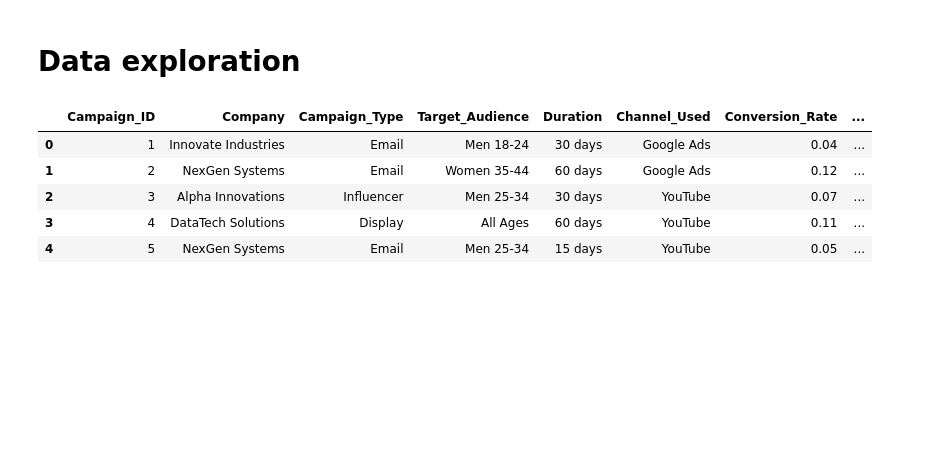
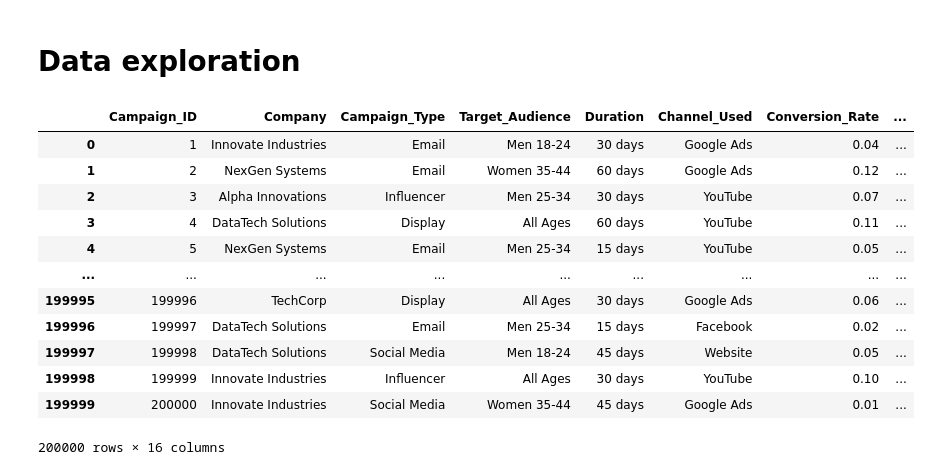
Before and after one commit to nikonlikes/DSSproject, a Jupyter notebook: dataExplor.ipynb, the cells around one changed output. Cells and saved outputs as stored; diff of their text form; code cells hidden in the pictures; blank space fills up the shorter version.

```diff
--- a/dataExplor.ipynb
+++ b/dataExplor.ipynb
@@ -6,11 +9,17 @@ import matplotlib.pyplot as plt
 # %%
 df = pd.read_csv('./data/marketing_campaign_dataset.csv')
-
-df.head()
+df
 # %% [output]
 |  | Campaign_ID | Company | Campaign_Type | Target_Audience | Duration | Channel_Used | Conversion_Rate | ... |
 | 0 | 1 | Innovate Industries | Email | Men 18-24 | 30 days | Google Ads | 0.04 | ... |
 | 1 | 2 | NexGen Systems | Email | Women 35-44 | 60 days | Google Ads | 0.12 | ... |
 | 2 | 3 | Alpha Innovations | Influencer | Men 25-34 | 30 days | YouTube | 0.07 | ... |
 | 3 | 4 | DataTech Solutions | Display | All Ages | 60 days | YouTube | 0.11 | ... |
 | 4 | 5 | NexGen Systems | Email | Men 25-34 | 15 days | YouTube | 0.05 | ... |
+| ... | ... | ... | ... | ... | ... | ... | ... | ... |
+| 199995 | 199996 | TechCorp | Display | All Ages | 30 days | Google Ads | 0.06 | ... |
+| 199996 | 199997 | DataTech Solutions | Email | Men 25-34 | 15 days | Facebook | 0.02 | ... |
+| 199997 | 199998 | DataTech Solutions | Social Media | Men 18-24 | 45 days | Website | 0.05 | ... |
+| 199998 | 199999 | Innovate Industries | Influencer | All Ages | 30 days | YouTube | 0.10 | ... |
+| 199999 | 200000 | Innovate Industries | Social Media | Women 35-44 | 45 days | Google Ads | 0.01 | ... |
+200000 rows × 16 columns
```
Also changed, not shown: parts of 11 cells of this notebook.
